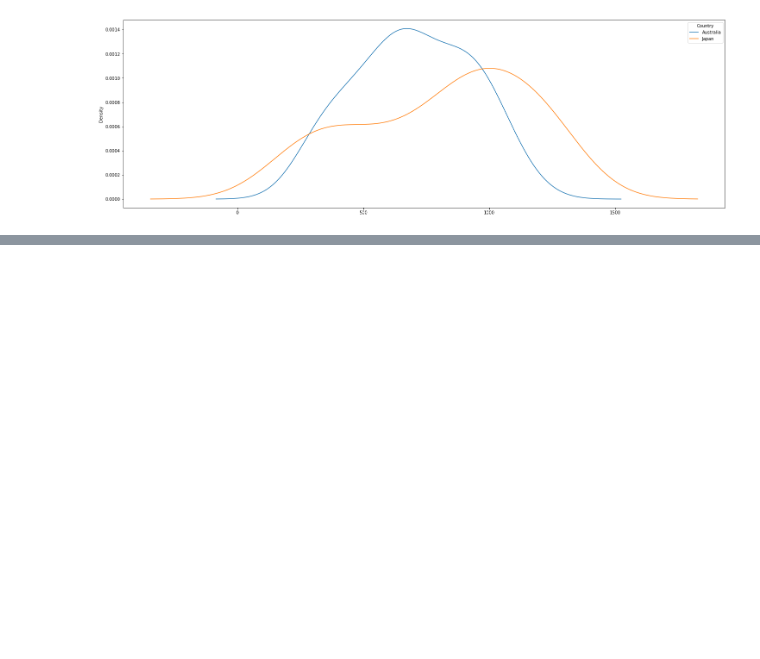
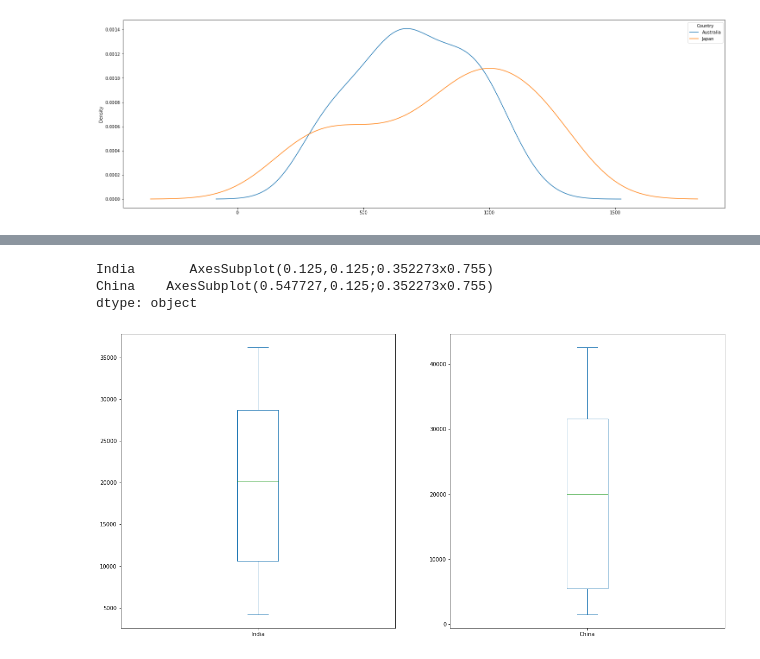
Before and after one commit to srishti2801/python1, a Jupyter notebook: data_science/data_analysis3.ipynb, the cells around one changed output, grey strips where cells are left out. Cells and saved outputs as stored; diff of their text form; code cells hidden in the pictures; blank space fills up the shorter version.

```diff
--- a/data_science/data_analysis3.ipynb
+++ b/data_science/data_analysis3.ipynb
@@ -276,0 +294,7 @@ df.loc[['Australia','Japan'],years].T.plot(kind='kde',figsize=(25,8))
+# %%
+df.loc[['India','China'], years].T.plot(kind='box',figsize=(20,10),subplots=True, layout=(1,2))
+# %% [output]
+India       AxesSubplot(0.125,0.125;0.352273x0.755)
+China    AxesSubplot(0.547727,0.125;0.352273x0.755)
+dtype: object
+[figure, added]
```
Also changed, not shown: parts of 18 cells of this notebook.
